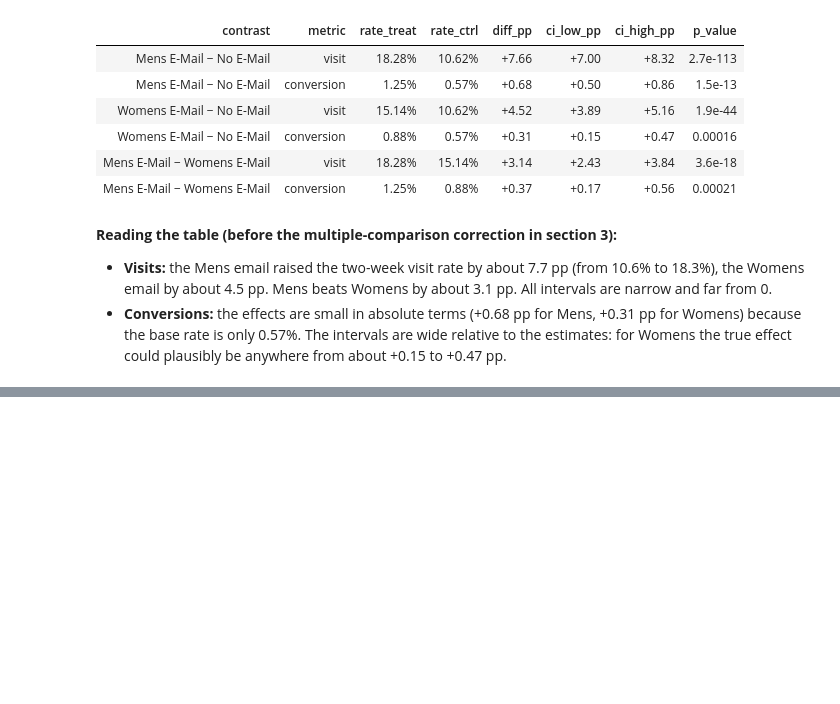
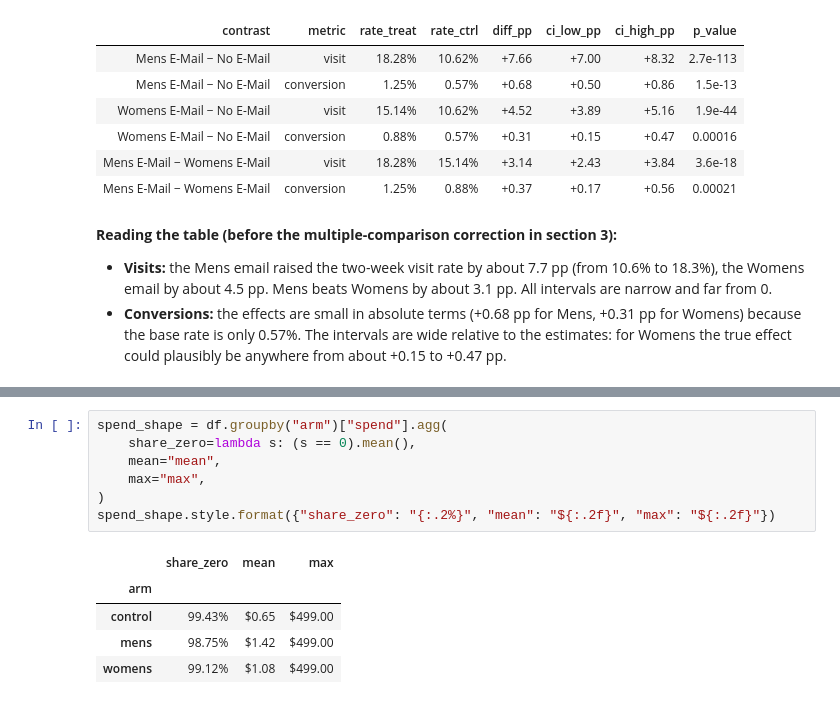
Before and after one commit to berkcansuner/hillstrom-email-uplift, a Jupyter notebook: notebooks/03_main_effects.ipynb, the cells around one changed output, grey strips where cells are left out. Drawn from its saved outputs; the diff is of its cells as text; blank space fills up the shorter version.

```diff
--- a/notebooks/03_main_effects.ipynb
+++ b/notebooks/03_main_effects.ipynb
@@ -79,0 +84,13 @@ rates.style.format(
+# %%
+spend_shape = df.groupby("arm")["spend"].agg(
+    share_zero=lambda s: (s == 0).mean(),
+    mean="mean",
+    max="max",
+)
+spend_shape.style.format({"share_zero": "{:.2%}", "mean": "${:.2f}", "max": "${:.2f}"})
+# %% [output]
+|  | share_zero | mean | max |
+| arm |  |  |  |
+| control | 99.43% | $0.65 | $499.00 |
+| mens | 98.75% | $1.42 | $499.00 |
+| womens | 99.12% | $1.08 | $499.00 |
```
Also changed, not shown: parts of 10 cells of this notebook.
